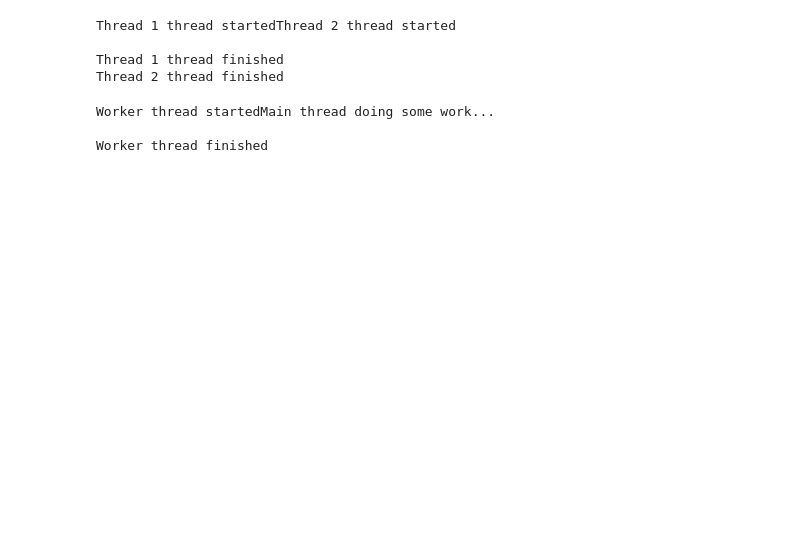
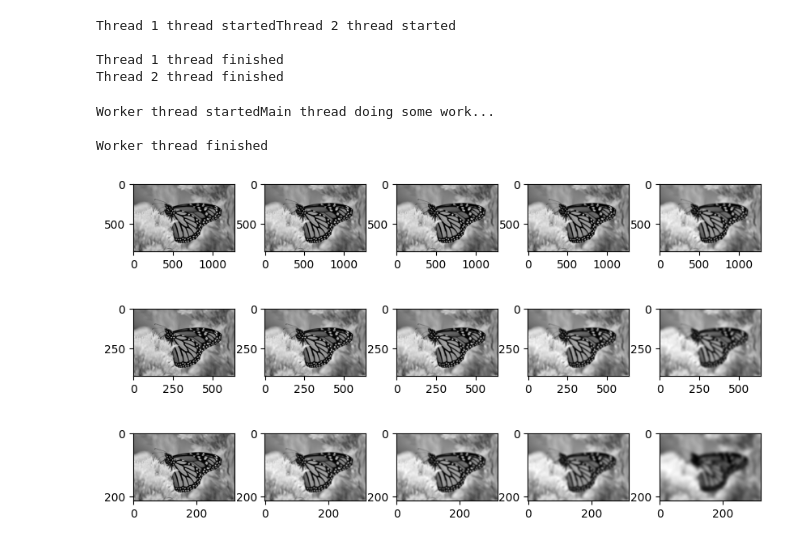
Before and after one commit to predaalex/licenta, a Jupyter notebook: playground.ipynb, the cells around one changed output. Cells and saved outputs as stored; diff of their text form; code cells hidden in the pictures; blank space fills up the shorter version.

Commit message:
2 figures generated(SIFT blur + gaussian)

```diff
--- a/playground.ipynb
+++ b/playground.ipynb
@@ -305,0 +55,23 @@ import mouse
+# %%
+import matplotlib.pyplot as plt
+from scipy.ndimage import gaussian_filter
+import cv2 as cv
+
+img_originala = cv.imread("resources/butterfly.jpg")
+img_originala = cv.cvtColor(img_originala, cv.COLOR_BGR2GRAY)
+# Apply Gaussian filters to the images
+fix, axs = plt.subplots(3, 5, figsize=(10, 6))
+for i in range(3):
+    img_blur = img_originala
+    sigma = 1.0  # Standard deviation of the first Gaussian filter
+    for j in range(5):
+        axs[i][j].imshow(img_blur, cmap='gray',)
+        img_blur = gaussian_filter(img_blur, sigma)
+        sigma += j
+
+    img_originala = cv.resize(img_originala, (0, 0), fx=0.5, fy=0.5)
+
+plt.subplots_adjust(hspace=0, wspace=0.3)
+plt.show()
+# %% [output]
+[figure, added]
```
Also changed, not shown: parts of 9 cells of this notebook, 7 other files.
